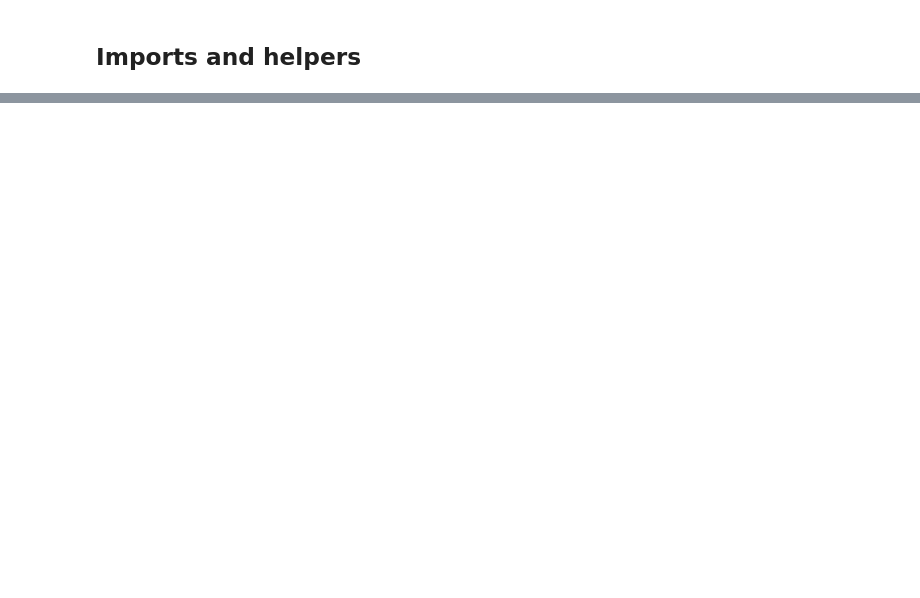
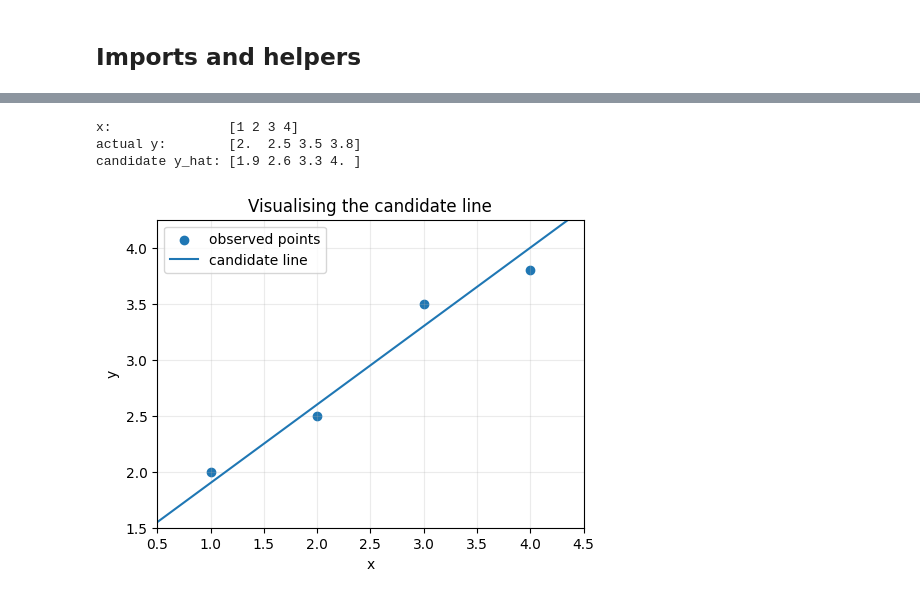
Before and after one commit to AnthonyPWatts/imperial-ai-coursework, a Jupyter notebook: maths-refresh/06-intro-to-least-squares.ipynb, the cells around one changed output, grey strips where cells are left out. Cells and saved outputs as stored; diff of their text form; code cells hidden in the pictures; blank space fills up the shorter version.

```diff
--- a/maths-refresh/06-intro-to-least-squares.ipynb
+++ b/maths-refresh/06-intro-to-least-squares.ipynb
@@ -356,0 +78,24 @@ The main idea is:
+# %%
+candidate_m = 0.7
+candidate_c = 1.2
+
+candidate_y = predict_line(x, candidate_m, candidate_c)
+
+print ("x:              ", x)
+print("actual y:       ", y)
+print("candidate y_hat:", candidate_y)
+# %% [output]
+x:               [1 2 3 4]
+actual y:        [2.  2.5 3.5 3.8]
+candidate y_hat: [1.9 2.6 3.3 4. ]
+# %%
+line_x = np.linspace(0.5, 4.5, 100)
+line_y = predict_line(line_x, candidate_m, candidate_c)
+
+fig, ax = setup_plot("Visualising the candidate line")
+ax.scatter(x, y, label="observed points")
+ax.plot(line_x, line_y, label="candidate line")
+ax.legend()
+plt.show()
+# %% [output]
+[figure, added]
```
Also changed, not shown: parts of 69 cells of this notebook, 9 other files.
